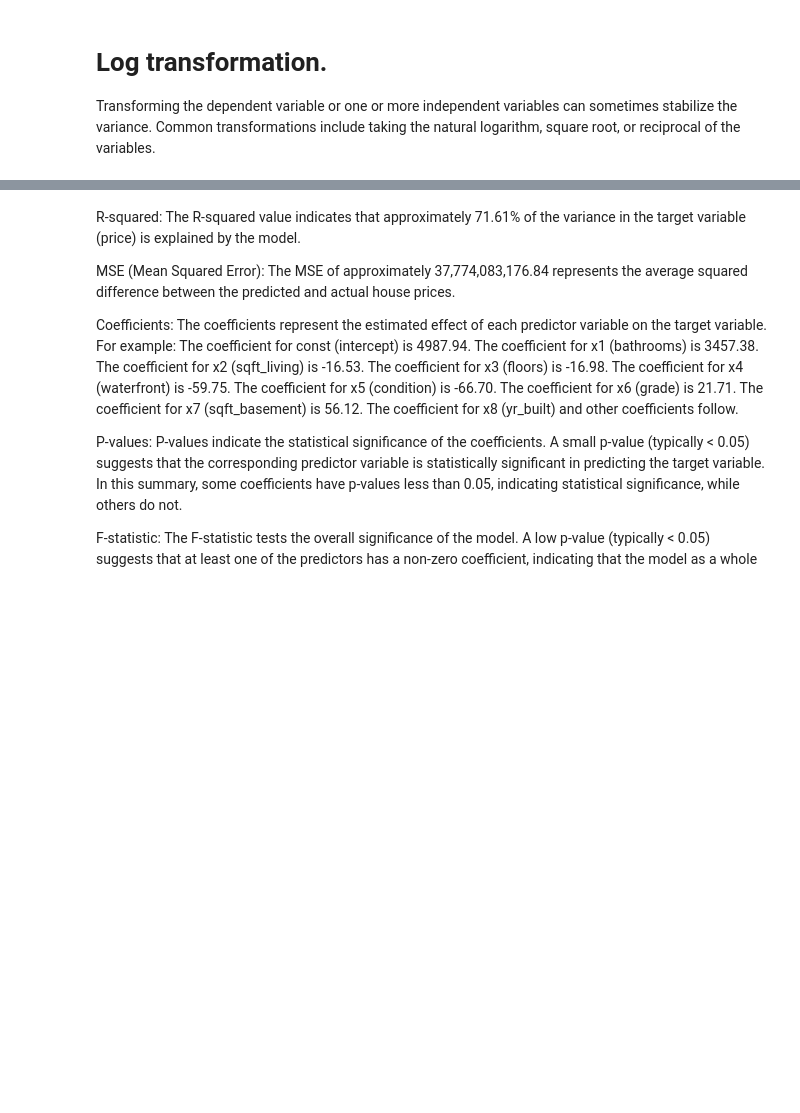
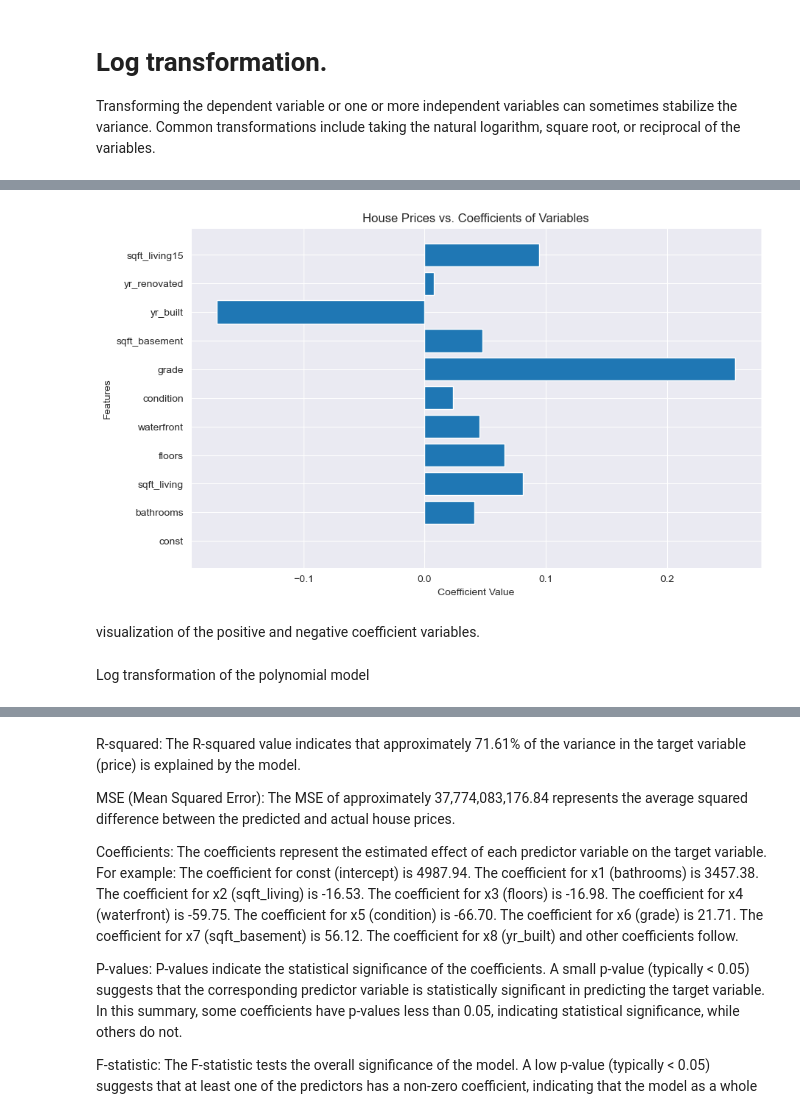
Before and after one commit to winnycodegurl/dsc-phase-2-projectgroup4, a Jupyter notebook: student.ipynb, the cells around one changed output, grey strips where cells are left out. Saved outputs shown, nothing was run; the diff lists cells and outputs as text; code cells hidden in the pictures; blank space fills up the shorter version.

```diff
--- a/student.ipynb
+++ b/student.ipynb
@@ -1632,3 +1724,19 @@ Common transformations include taking the natural logarithm, square root, or rec
+# %%
+import matplotlib.pyplot as plt
+
+# Plot house prices against coefficients
+plt.figure(figsize=(10, 6))
+plt.barh(X.columns, model_log.coef_)
+plt.xlabel('Coefficient Value')
+plt.ylabel('Features')
+plt.title('House Prices vs. Coefficients of Variables')
+plt.show()
+# %% [output]
+[figure, added]
+# %% [markdown]
+visualization of the positive and negative coefficient variables.
+# %% [markdown]
+Log transformation of the polynomial model
 # %%
 import numpy as np
 from sklearn.model_selection import train_test_split
```
Also changed, not shown: parts of 15 cells of this notebook.
